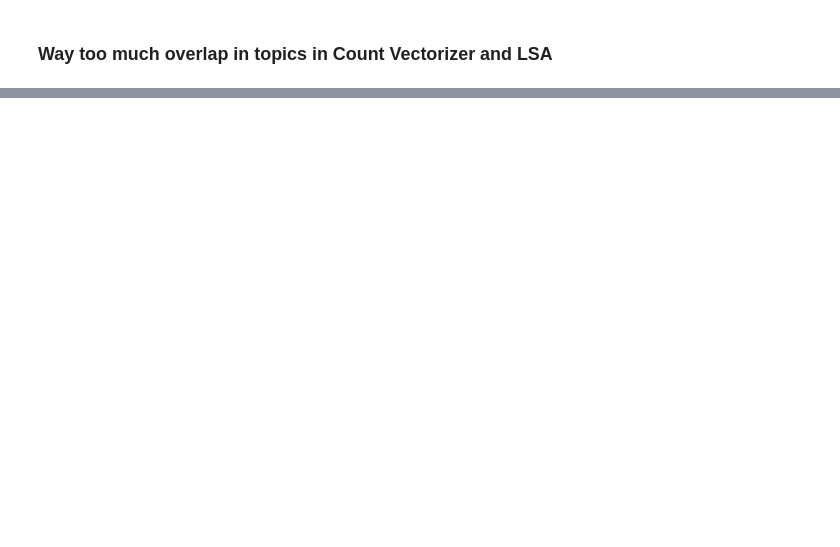
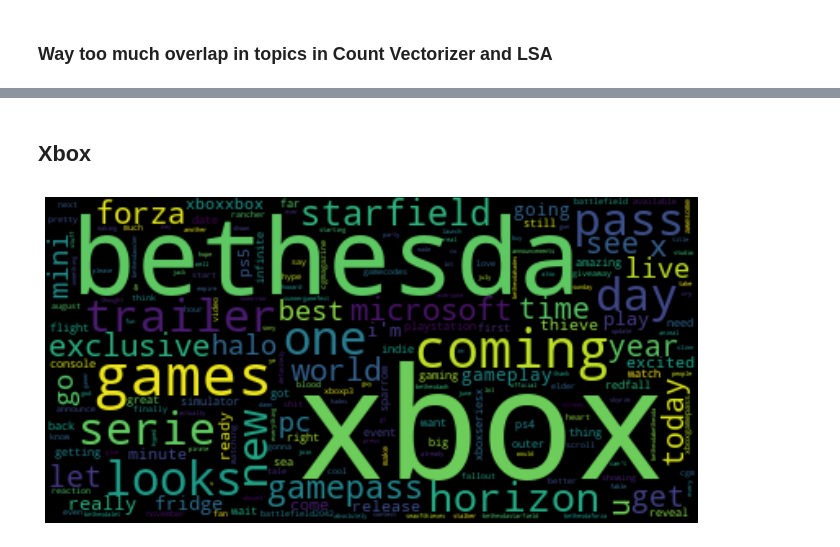
Before and after one commit to phillrich13/NLP-Unsupervised-Learning, a Jupyter notebook: Topic Modeling.ipynb, the cells around one changed output, grey strips where cells are left out. Cells and saved outputs as stored; diff of their text form; code cells hidden in the pictures; blank space fills up the shorter version.

```diff
--- a/Topic Modeling.ipynb
+++ b/Topic Modeling.ipynb
@@ -293,0 +321,2 @@ array([[ 1.02693707, -0.23733615, -0.09642393, ...,  0.00334322,
+# %%
+stopwords.extend(['presentation', 'present', 'showcase', 'presents', 'announcement', 'announced', 'show', 'look', 'looking', '.'])
@@ -293,0 +334,16 @@ array([[ 1.02693707, -0.23733615, -0.09642393, ...,  0.00334322,
+# %% [markdown]
+## Xbox
+# %%
+stopwords_x = stopwords
+stopwords_x.append('bethesdaxbox')
+stopwords_x.append('20xbox')
+
+wordcloud = WordCloud(collocations = False, stopwords = stopwords_x).generate(''.join(xbox.Tweet))
+
+# Display the generated image:
+plt.figure(figsize = (12,6))
+plt.imshow(wordcloud, interpolation='bilinear')
+plt.axis("off")
+plt.savefig("/Users/philliprichardson/Metis/Module 5/xbox e3",bbox_inches='tight')
+# %% [output]
+[figure, added]
```
Also changed, not shown: parts of 21 cells of this notebook.
